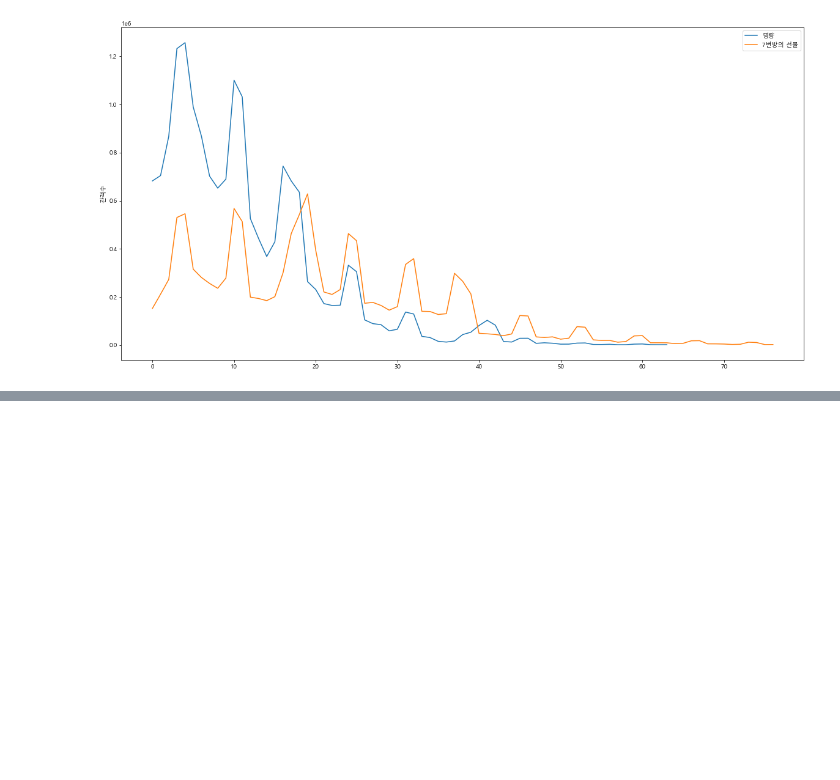
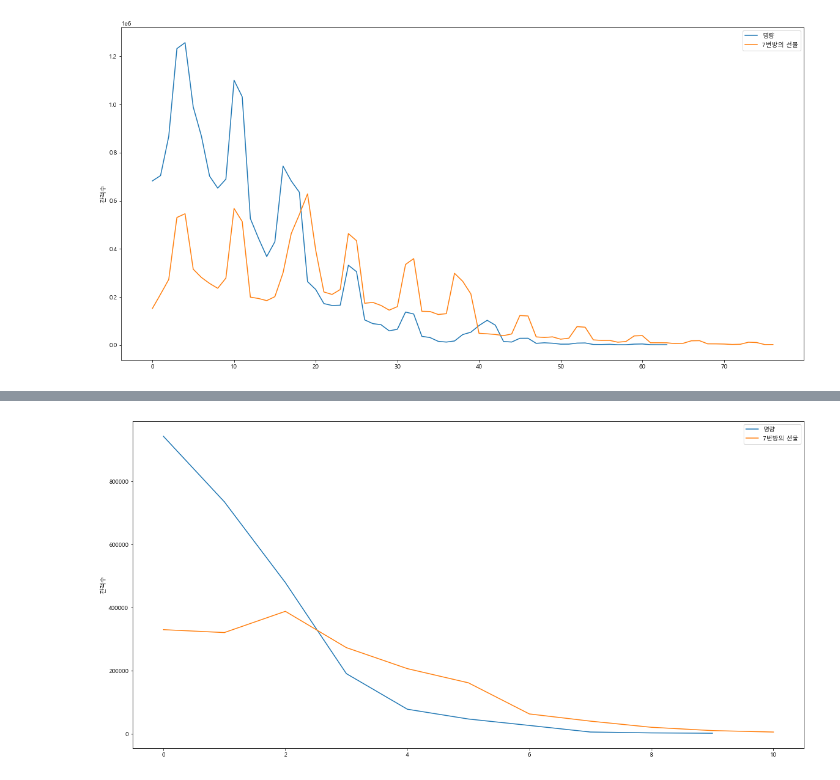
Before and after one commit to HyeogDo/korean_movie, a Jupyter notebook: MR_vs_M7.ipynb, the cells around one changed output, grey strips where cells are left out. Saved outputs shown, nothing was run; the diff lists cells and outputs as text; code cells hidden in the pictures; blank space fills up the shorter version.

```diff
--- a/MR_vs_M7.ipynb
+++ b/MR_vs_M7.ipynb
@@ -274,0 +310,4 @@ Name: 날짜, Length: 64, dtype: object
+# %%
+lineplotting("관객수", df1=mr_mean, df2=m7_mean)
+# %% [output]
+[figure, added]
```
Also changed, not shown: parts of 12 cells of this notebook.
